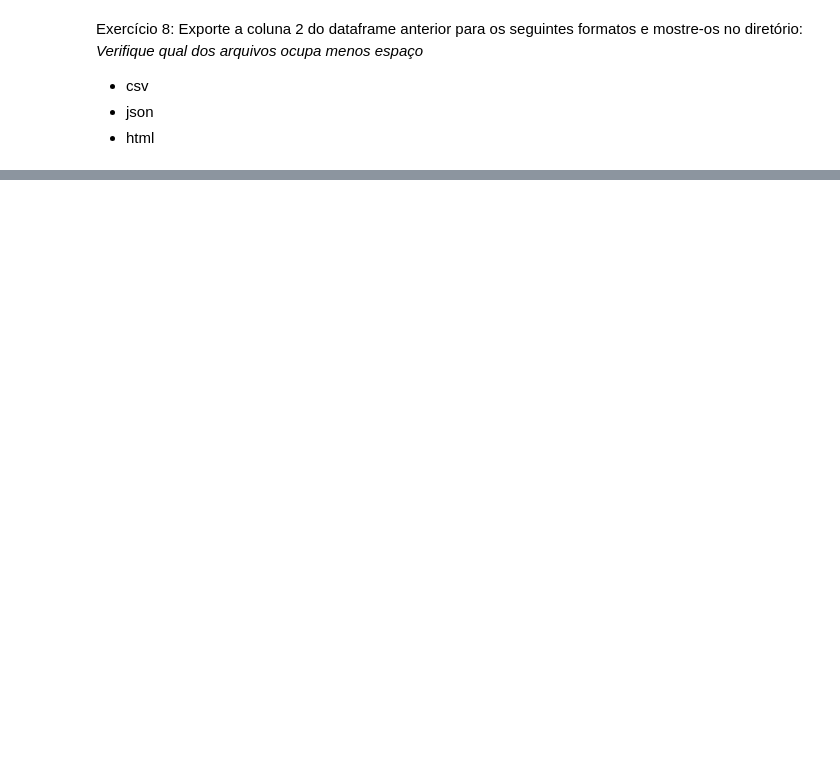
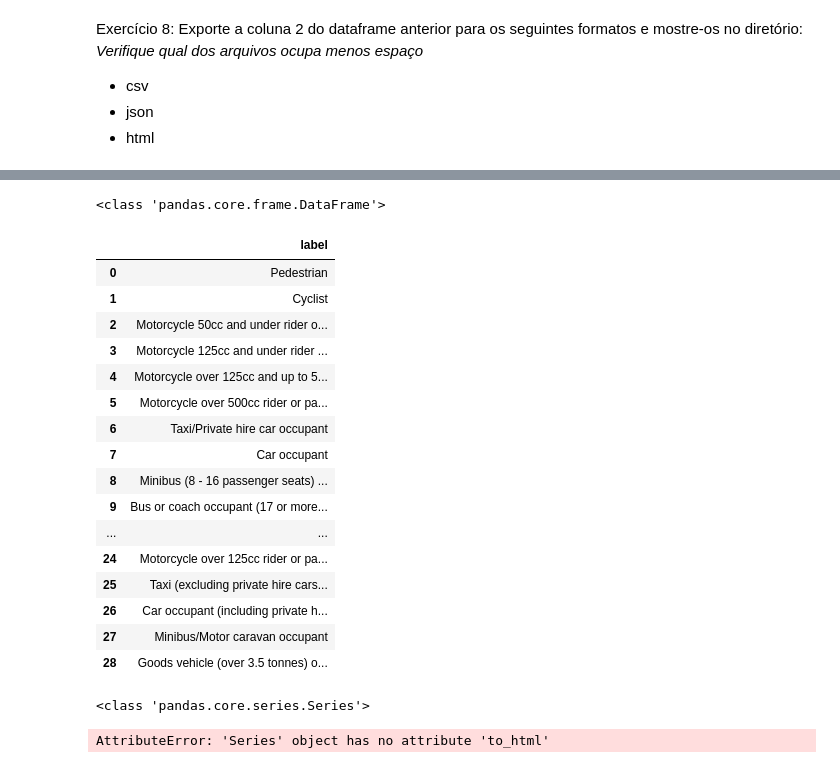
Before and after one commit to ajndantas/Treinamento-Cientista-de-Dados, a Jupyter notebook: Python Aplicado a Big Data/Aula 3 - 08032021 - Pandas/exercícios-pandas-dia3.ipynb, the cells around one changed output, grey strips where cells are left out. Drawn from its saved outputs; the diff is of its cells as text; code cells hidden in the pictures; blank space fills up the shorter version.

```diff
--- a/Python Aplicado a Big Data/Aula 3 - 08032021 - Pandas/exercícios-pandas-dia3.ipynb
+++ b/Python Aplicado a Big Data/Aula 3 - 08032021 - Pandas/exercícios-pandas-dia3.ipynb
@@ -334,0 +327,36 @@ Exercício 8: Exporte a coluna 2 do dataframe anterior para os seguintes formato
+# %%
+# Para HTML - Só funciona com Dataframe, não Series
+dfc1 = df[[df.columns[1]]]
+print(type(dfc1))
+
+dfc1.to_html('coluna 2.html')
+dfc1
+# %% [output]
+<class 'pandas.core.frame.DataFrame'>
+|  | label |
+| 0 | Pedestrian |
+| 1 | Cyclist |
+| 2 | Motorcycle 50cc and under rider o... |
+| 3 | Motorcycle 125cc and under rider ... |
+| 4 | Motorcycle over 125cc and up to 5... |
+| 5 | Motorcycle over 500cc rider or pa... |
+| 6 | Taxi/Private hire car occupant |
+| 7 | Car occupant |
+| 8 | Minibus (8 - 16 passenger seats) ... |
+| 9 | Bus or coach occupant (17 or more... |
+| ... | ... |
+| 24 | Motorcycle over 125cc rider or pa... |
+| 25 | Taxi (excluding private hire cars... |
+| 26 | Car occupant (including private h... |
+| 27 | Minibus/Motor caravan occupant |
+| 28 | Goods vehicle (over 3.5 tonnes) o... |
+# %%
+psc1 = df[df.columns[1]] # Panda Series
+print(type(psc1))
+print()
+
+psc1.to_html('coluna 2.html')
+psc1
+# %% [output]
+<class 'pandas.core.series.Series'>
+AttributeError: 'Series' object has no attribute 'to_html'
```
Also changed, not shown: parts of 9 cells of this notebook, 6 other files.
